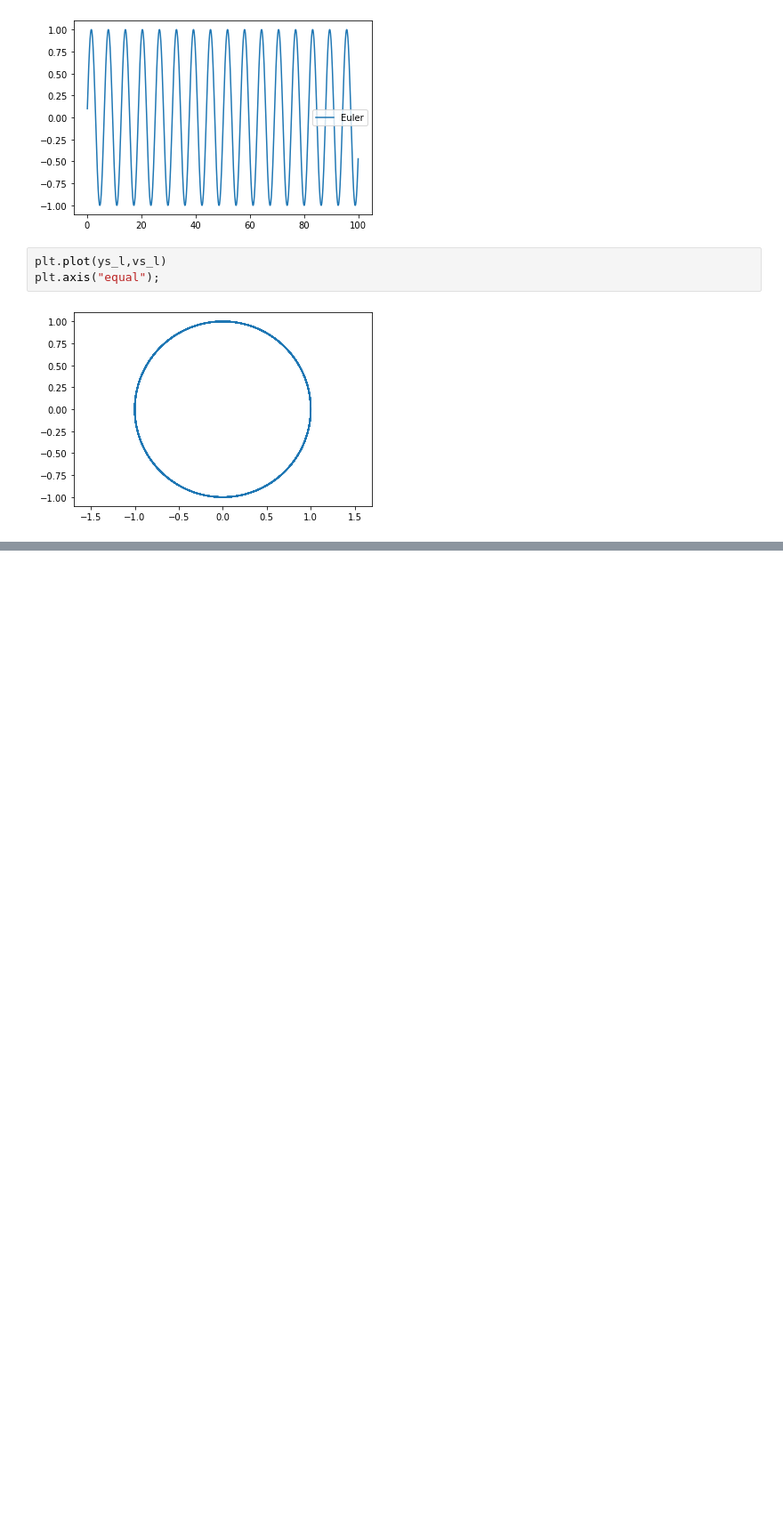
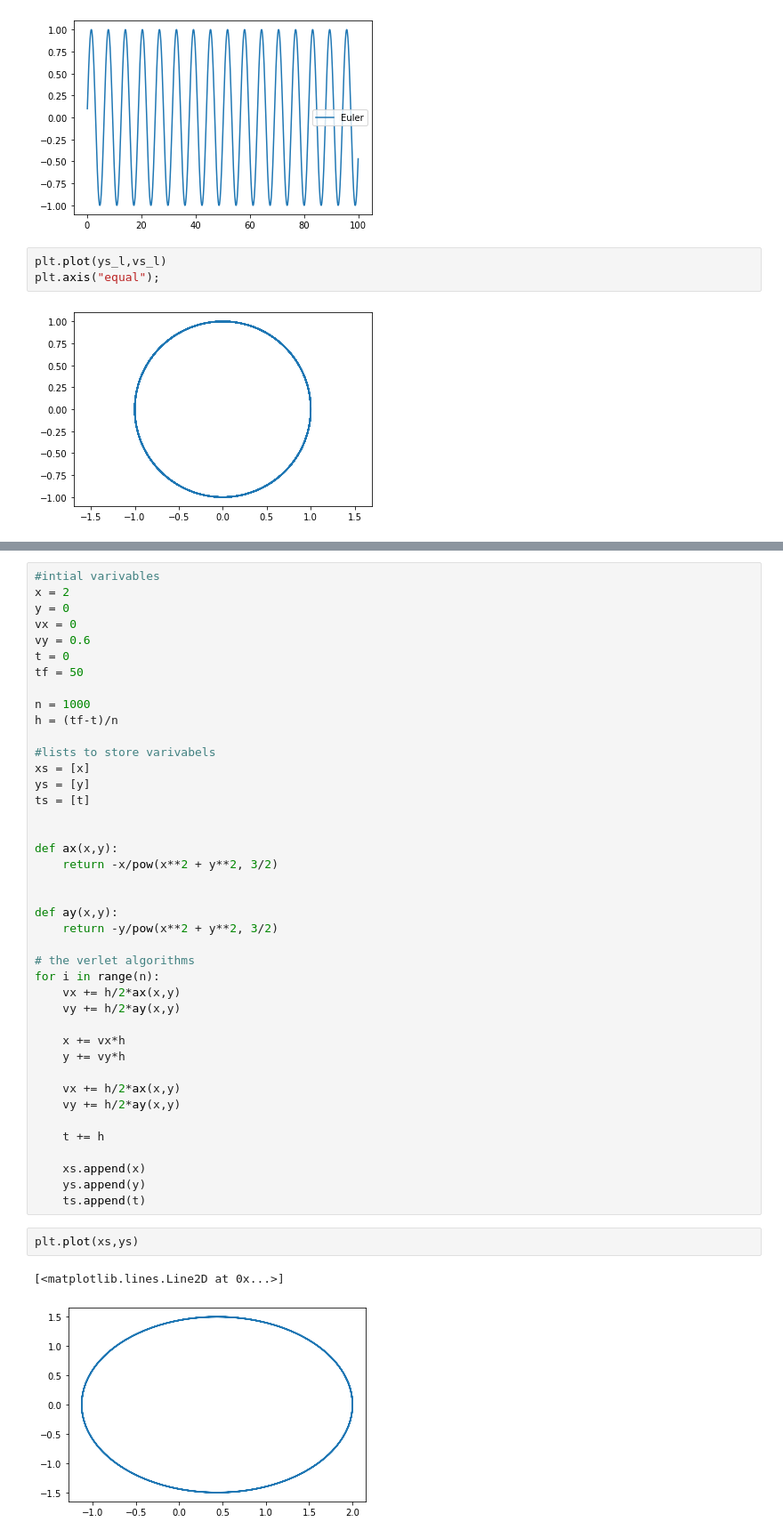
Before and after one commit to iashyam/Computational-Physics, a Jupyter notebook: Leap-Frog.ipynb, the cells around one changed output, grey strips where cells are left out. Shown: that part at 89% size. Cells and saved outputs as stored; diff of their text form; blank space fills up the shorter version.

```diff
--- a/Leap-Frog.ipynb
+++ b/Leap-Frog.ipynb
@@ -93,0 +109,46 @@ plt.axis("equal");
+# %%
+#intial varivables
+x = 2
+y = 0
+vx = 0
+vy = 0.6
+t = 0
+tf = 50
+
+n = 1000
+h = (tf-t)/n
+
+#lists to store varivabels
+xs = [x]
+ys = [y]
+ts = [t]
+
+
+def ax(x,y):
+    return -x/pow(x**2 + y**2, 3/2)
+
+
+def ay(x,y):
+    return -y/pow(x**2 + y**2, 3/2)
+
+# the verlet algorithms
+for i in range(n):
+    vx += h/2*ax(x,y)
+    vy += h/2*ay(x,y)
+
+    x += vx*h
+    y += vy*h
+
+    vx += h/2*ax(x,y)
+    vy += h/2*ay(x,y)
+
+    t += h
+
+    xs.append(x)
+    ys.append(y)
+    ts.append(t)
+# %%
+plt.plot(xs,ys)
+# %% [output]
+[<matplotlib.lines.Line2D at 0x...>]
+[figure, added]
```
Also changed, not shown: parts of 4 cells of this notebook.
